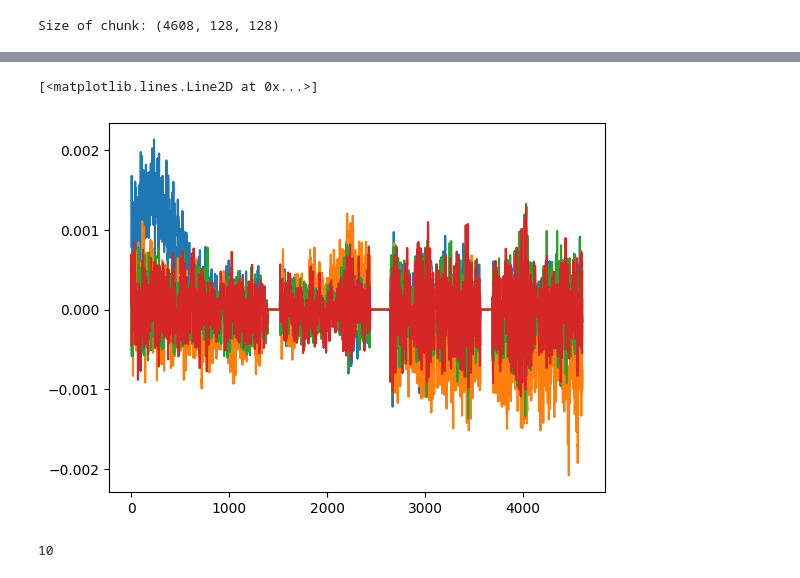
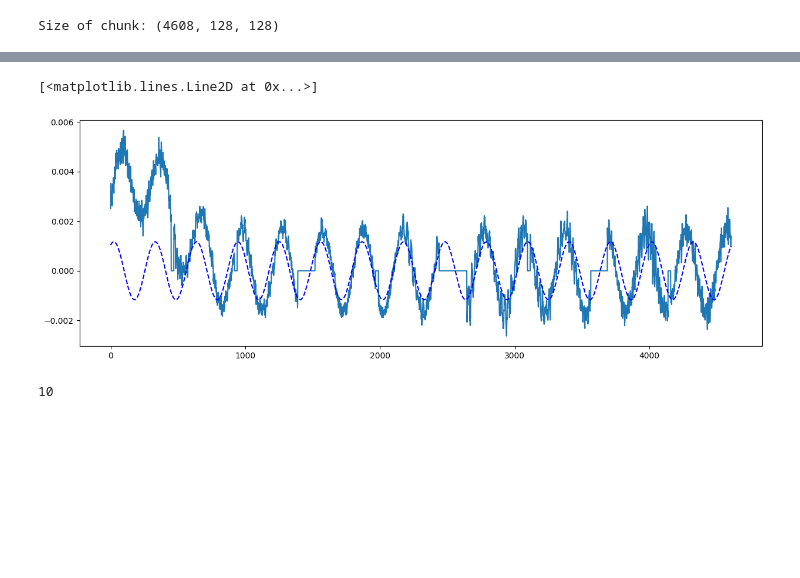
Before and after one commit to SpaceMeerkat/traident, a Jupyter notebook: training/preprocessing.ipynb, the cells around one changed output, grey strips where cells are left out. Saved outputs shown, nothing was run; the diff lists cells and outputs as text; code cells hidden in the pictures; blank space fills up the shorter version.

Commit message:
amplitude and phase recovery from power spectrum

```diff
--- a/training/preprocessing.ipynb
+++ b/training/preprocessing.ipynb
@@ -52,8 +53,20 @@ ps_cube = np.fft.rfft(chunk, n=N, axis=0)
 power_spectrum = np.abs(ps_cube)**2
 # %%
 power_spectrum -= np.median(power_spectrum, axis=0)[None,:,:]
-power_spectrum = power_spectrum[10:N//2,:,:]
-xf = xf[10:N//2]
+# power_spectrum = power_spectrum[10:N//2,:,:]
+# xf = xf[10:N//2]
+# %%
+idx_peak = np.argmax(power_spectrum[10:N//2,:,:], axis=0) + 10  # Get index of peak for each (x, y)
+f_peak = xf[idx_peak]
+# %%
+# Extract amplitude and phase for each (x, y)
+A = (2 * np.abs(ps_cube[idx_peak, np.arange(ps_cube.shape[1])[:, None], np.arange(ps_cube.shape[2])])) / N
+# Special case: Do not double DC component
+A[idx_peak == 0] /= 2
+phi = np.angle(ps_cube[idx_peak, np.arange(ps_cube.shape[1])[:, None], np.arange(ps_cube.shape[2])])
+# %%
+# Reconstruct the sine wave
+reconstructed_wave = A * np.cos(2 * np.pi * f_peak * t[:, None, None] + phi)
 # %%
 N = 1
 nth_largest = np.partition(power_spectrum, -N, axis=0)[-N]
@@ -62,13 +81,16 @@ max_ps = power_spectrum.max(0)
 # %%
 plt.close('all')
-plt.figure()
+plt.figure(figsize=(15,5))
+# plt.plot(chunk[:,20,100])
+# plt.plot(chunk[:,127,32])
+
+# plt.plot(chunk[:,40,40])
+# plt.plot(reconstructed_wave[:,40,40], 'k--')
 plt.plot(chunk[:,20,100])
-plt.plot(chunk[:,127,32])
-plt.plot(chunk[:,20,40])
-plt.plot(chunk[:,40,40])
+plt.plot(reconstructed_wave[:,20,100], 'b--')
 # %% [output]
 [<matplotlib.lines.Line2D at 0x...>]
-[figure, old version]
+[figure, new version]
 # %%
 np.argmin(np.abs(480 - 1/xf[:N//2]))
 # %% [output]
```
Also changed, not shown: parts of 4 cells of this notebook.
